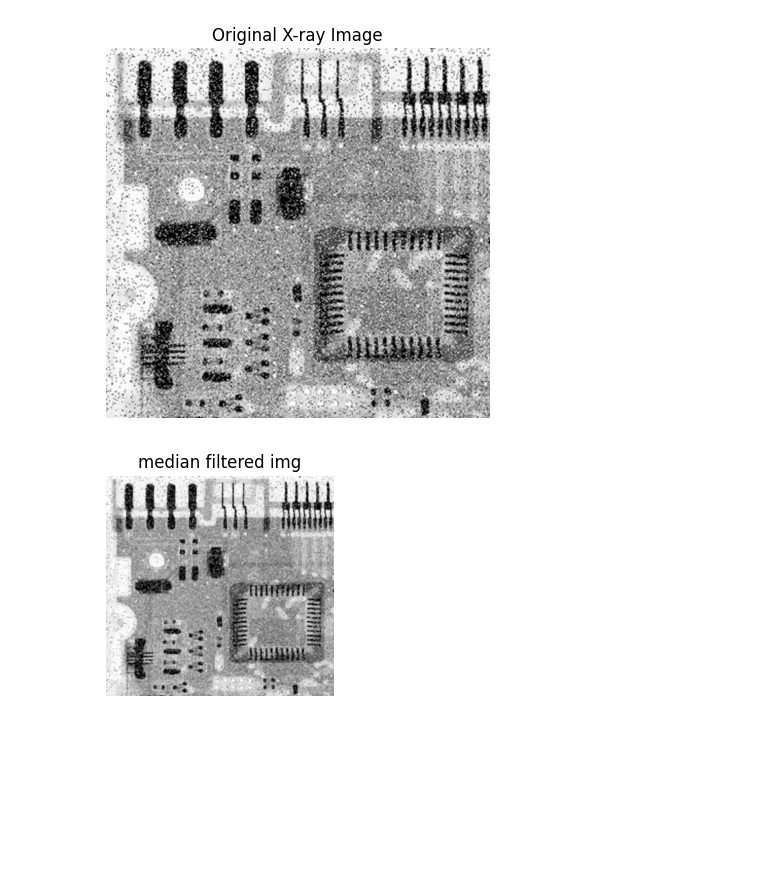
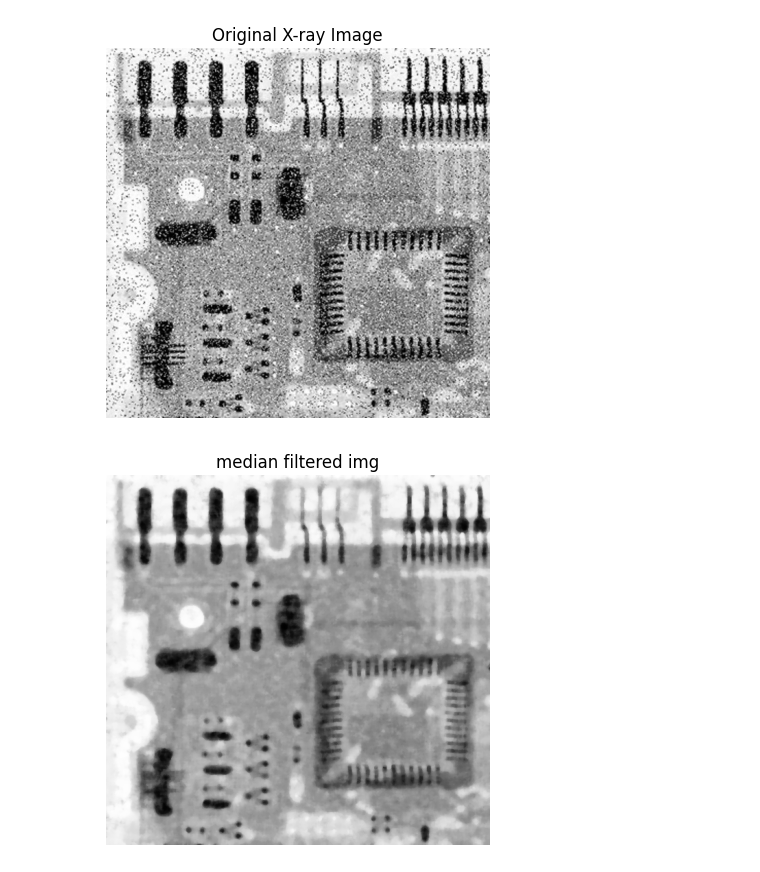
Before and after one commit to AIwaziri/Ai-361-LAB-IP, a Jupyter notebook: LAB03/Lab03-waziri.ipynb, the cells around one changed output. Drawn from its saved outputs; the diff is of its cells as text; code cells hidden in the pictures; blank space fills up the shorter version.

```diff
--- a/LAB03/Lab03-waziri.ipynb
+++ b/LAB03/Lab03-waziri.ipynb
@@ -15,16 +15,16 @@ plt.show()
 # %%
 image = img_as_ubyte(image)
 # %%
-median_filtered = median(image, disk(2))
+median_filtered = median(image, disk(5))
 # %%
 mean_filtered = uniform_filter(median_filtered, size=(5, 5)) # 5x5 kernel
 # %%
-plt.figure(figsize=(10, 8))
-plt.subplot(1, 3, 2)
+# plt.figure(figsize=(10, 8))
+# plt.subplot(1, 3, 2)
 plt.imshow(median_filtered, cmap='gray')
 plt.title('median filtered img')
 plt.axis('off')
 plt.show()
 # %% [output]
-[figure, old version]
+[figure, new version]
 # %%
```
Also changed, not shown: parts of 3 cells of this notebook, 2 other files.
